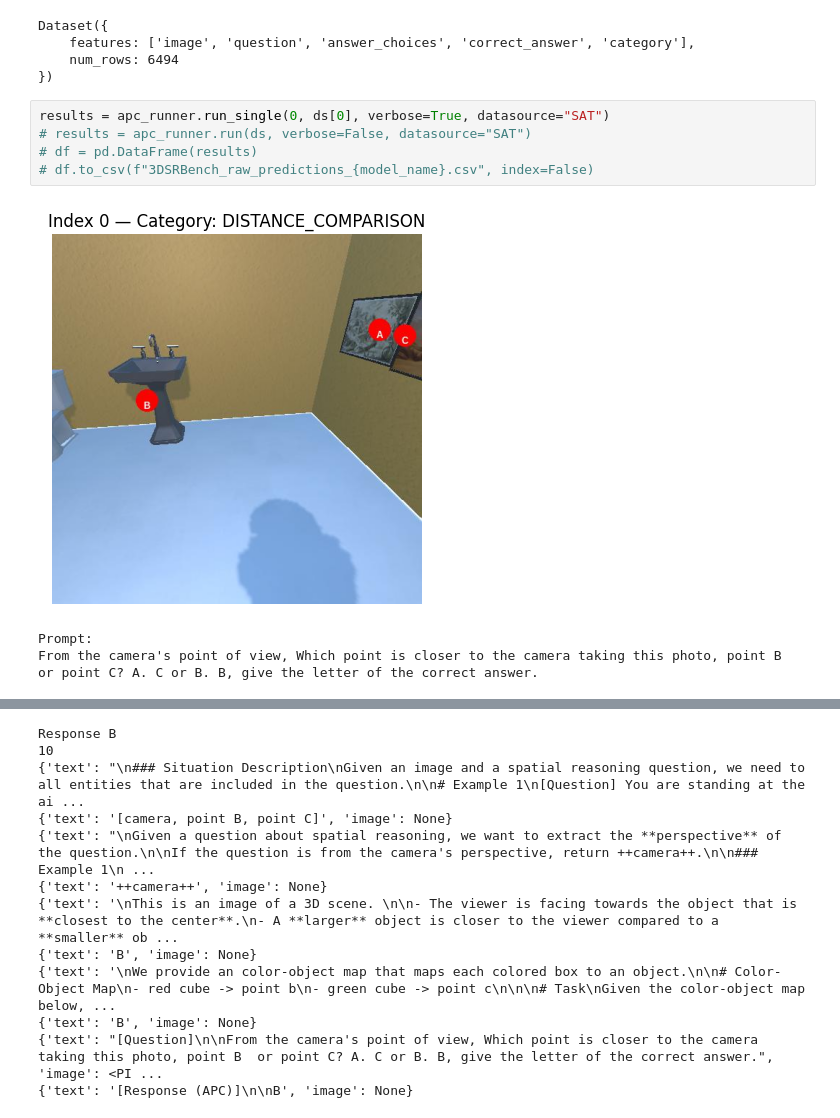
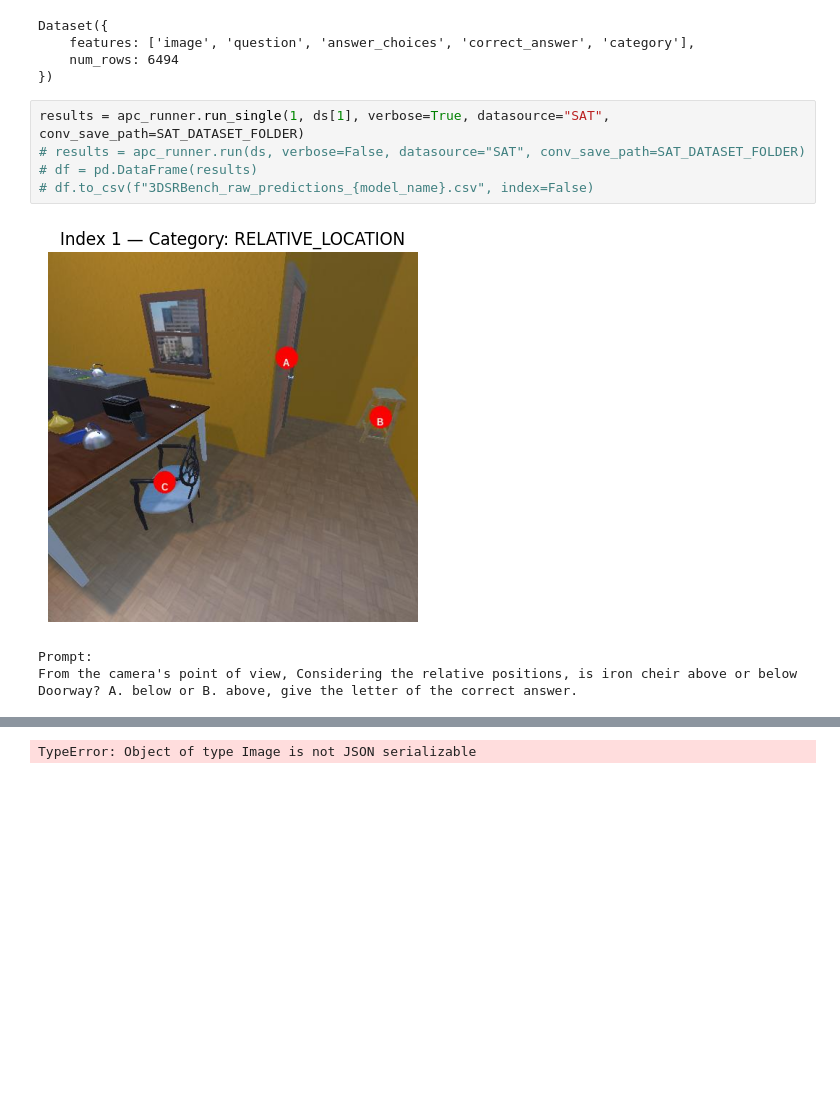
Before and after one commit to wvvva/Ego2Allo, a Jupyter notebook: run_SAT.ipynb, the cells around one changed output, grey strips where cells are left out. Cells and saved outputs as stored; diff of their text form; blank space fills up the shorter version.

```diff
--- a/run_SAT.ipynb
+++ b/run_SAT.ipynb
@@ -55,11 +55,11 @@ Dataset({
     num_rows: 6494
 })
 # %%
-results = apc_runner.run_single(0, ds[0], verbose=True, datasource="SAT")
-# results = apc_runner.run(ds, verbose=False, datasource="SAT")
+results = apc_runner.run_single(1, ds[1], verbose=True, datasource="SAT", conv_save_path=SAT_DATASET_FOLDER)
+# results = apc_runner.run(ds, verbose=False, datasource="SAT", conv_save_path=SAT_DATASET_FOLDER)
 # df = pd.DataFrame(results)
 # df.to_csv(f"3DSRBench_raw_predictions_{model_name}.csv", index=False)
 # %% [output]
-[figure, old version]
+[figure, new version]
 Prompt:
-From the camera's point of view, Which point is closer to the camera taking this photo, point B  or point C? A. C or B. B, give the letter of the correct answer.
+From the camera's point of view, Considering the relative positions, is iron cheir above or below Doorway? A. below or B. above, give the letter of the correct answer.
@@ -83,12 +67 @@ To disable this warning, you can either:
-Response B
-10
-{'text': "\n### Situation Description\nGiven an image and a spatial reasoning question, we need to all entities that are included in the question.\n\n# Example 1\n[Question] You are standing at the ai ...
-{'text': '[camera, point B, point C]', 'image': None}
-{'text': "\nGiven a question about spatial reasoning, we want to extract the **perspective** of the question.\n\nIf the question is from the camera's perspective, return ++camera++.\n\n### Example 1\n ...
-{'text': '++camera++', 'image': None}
-{'text': '\nThis is an image of a 3D scene. \n\n- The viewer is facing towards the object that is **closest to the center**.\n- A **larger** object is closer to the viewer compared to a **smaller** ob ...
-{'text': 'B', 'image': None}
-{'text': '\nWe provide an color-object map that maps each colored box to an object.\n\n# Color-Object Map\n- red cube -> point b\n- green cube -> point c\n\n\n# Task\nGiven the color-object map below, ...
-{'text': 'B', 'image': None}
-{'text': "[Question]\n\nFrom the camera's point of view, Which point is closer to the camera taking this photo, point B  or point C? A. C or B. B, give the letter of the correct answer.", 'image': <PI ...
-{'text': '[Response (APC)]\n\nB', 'image': None}
+TypeError: Object of type Image is not JSON serializable
```
Also changed, not shown: parts of 3 cells of this notebook, 12 other files.
